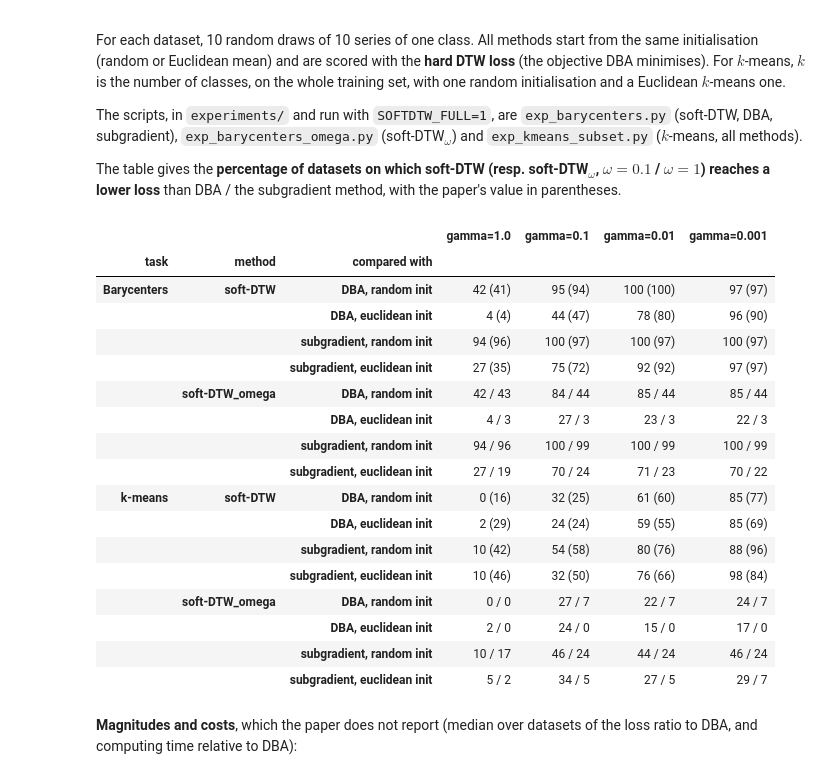
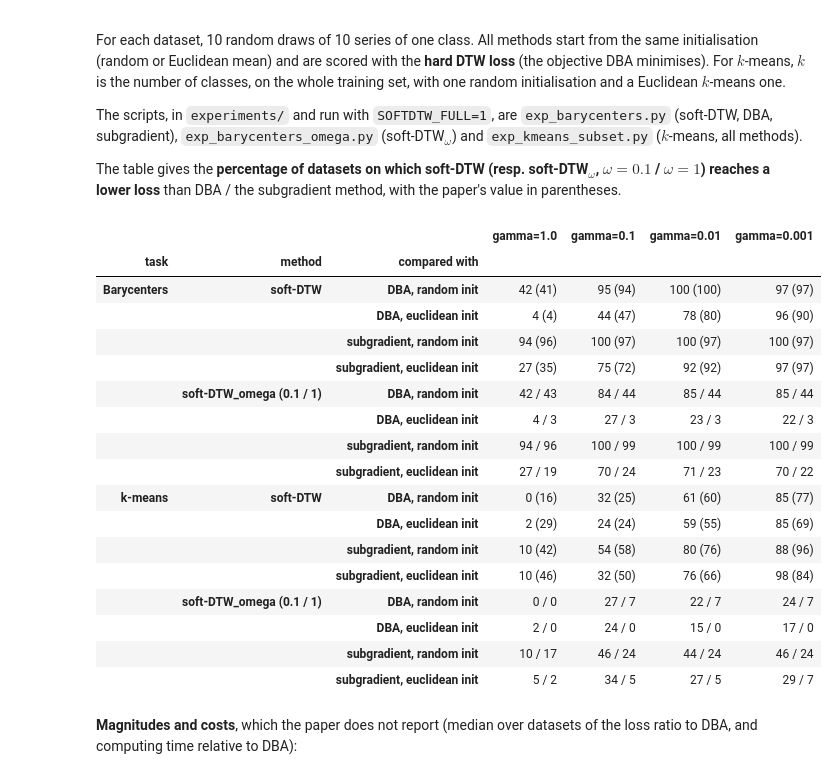
Before and after one commit to PabloAlmendralejo/MVA, a Jupyter notebook: Time Series/Final Project/notebook.ipynb, the cells around one changed output. Drawn from its saved outputs; the diff is of its cells as text; code cells hidden in the pictures.

Commit message:
Notebook: label the soft-DTW_omega rows of the barycenter / k-means table with their omegas

```diff
--- a/Time Series/Final Project/notebook.ipynb
+++ b/Time Series/Final Project/notebook.ipynb
@@ -258,35 +258,36 @@ PAPER = {  # Tables 1 and 2 of the paper (79 and 57 / 58 datasets)
 def per_dataset(df, val, **cond):
     for k, v in cond.items():
         df = df[df[k] == v]
     return df.groupby("dataset")[val].mean()   # mean over draws / seeds
 
 def win_rate(a, b):
     return round(100 * (a < b.reindex(a.index)).mean())
 
 rows = []
 for task, df, df_om, val in [("Barycenters", bary, bary_om, "loss"), ("k-means", km, km_om, "energy")]:
     for method in ["soft-DTW", "soft-DTW_omega"]:
         for ref in ["DBA", "subgradient"]:
             for init in ["random", "euclidean"]:
                 r = per_dataset(df, val, method=ref, init=init)
-                row = {"task": task, "method": method, "compared with": f"{ref}, {init} init"}
+                row = {"task": task, "method": method if method == "soft-DTW" else "soft-DTW_omega (0.1 / 1)",
+                       "compared with": f"{ref}, {init} init"}
                 for k, g in enumerate(GAMMAS):
                     if method == "soft-DTW":
                         ours = win_rate(per_dataset(df, val, method=method, gamma=g, init=init), r)
                         row[f"gamma={g}"] = f"{ours} ({PAPER[task, ref, init][k]})"
                     else:
                         w = [win_rate(per_dataset(df_om, val, gamma=g, omega=om, init=init), r) for om in (0.1, 1.0)]
                         row[f"gamma={g}"] = f"{w[0]} / {w[1]}"
                 rows.append(row)
 pd.DataFrame(rows).set_index(["task", "method", "compared with"])
 # %% [output]
 |  |  |  | gamma=1.0 | gamma=0.1 | gamma=0.01 | gamma=0.001 |
 | task | method | compared with |  |  |  |  |
 | Barycenters | soft-DTW | DBA, random init | 42 (41) | 95 (94) | 100 (100) | 97 (97) |
 |  |  | DBA, euclidean init | 4 (4) | 44 (47) | 78 (80) | 96 (90) |
 |  |  | subgradient, random init | 94 (96) | 100 (97) | 100 (97) | 100 (97) |
 |  |  | subgradient, euclidean init | 27 (35) | 75 (72) | 92 (92) | 97 (97) |
-|  | soft-DTW_omega | DBA, random init | 42 / 43 | 84 / 44 | 85 / 44 | 85 / 44 |
+|  | soft-DTW_omega (0.1 / 1) | DBA, random init | 42 / 43 | 84 / 44 | 85 / 44 | 85 / 44 |
 |  |  | DBA, euclidean init | 4 / 3 | 27 / 3 | 23 / 3 | 22 / 3 |
 |  |  | subgradient, random init | 94 / 96 | 100 / 99 | 100 / 99 | 100 / 99 |
 |  |  | subgradient, euclidean init | 27 / 19 | 70 / 24 | 71 / 23 | 70 / 22 |
@@ -294,7 +295,7 @@ pd.DataFrame(rows).set_index(["task", "method", "compared with"])
 |  |  | DBA, euclidean init | 2 (29) | 24 (24) | 59 (55) | 85 (69) |
 |  |  | subgradient, random init | 10 (42) | 54 (58) | 80 (76) | 88 (96) |
 |  |  | subgradient, euclidean init | 10 (46) | 32 (50) | 76 (66) | 98 (84) |
-|  | soft-DTW_omega | DBA, random init | 0 / 0 | 27 / 7 | 22 / 7 | 24 / 7 |
+|  | soft-DTW_omega (0.1 / 1) | DBA, random init | 0 / 0 | 27 / 7 | 22 / 7 | 24 / 7 |
 |  |  | DBA, euclidean init | 2 / 0 | 24 / 0 | 15 / 0 | 17 / 0 |
 |  |  | subgradient, random init | 10 / 17 | 46 / 24 | 44 / 24 | 46 / 24 |
 |  |  | subgradient, euclidean init | 5 / 2 | 34 / 5 | 27 / 5 | 29 / 7 |
```
